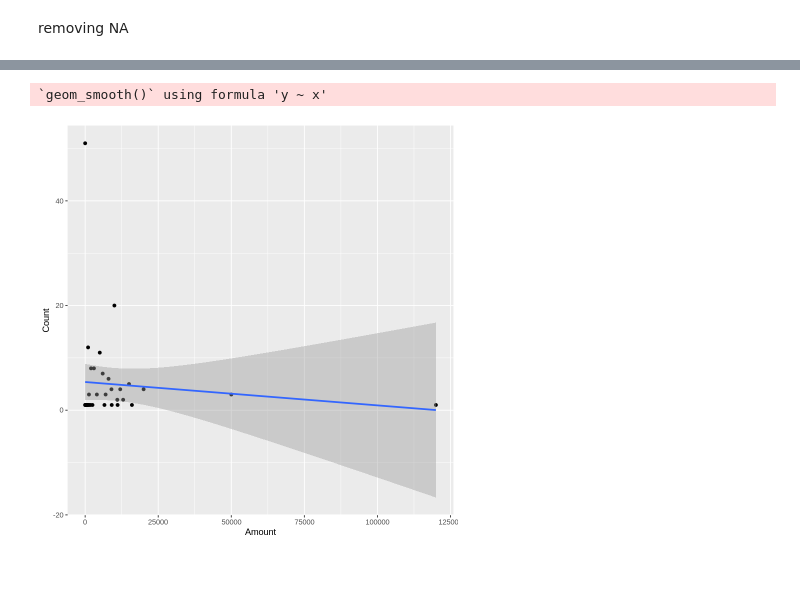
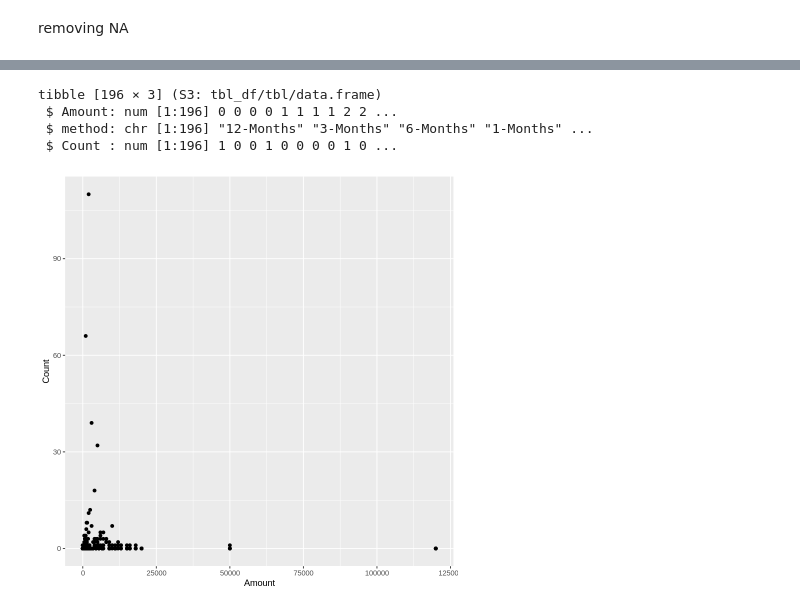
Before and after one commit to patternproject/r.sb.gtm1, a Jupyter notebook: Survey_IT2_RecurringPayment_v1.ipynb, the cells around one changed output, grey strips where cells are left out. Drawn from its saved outputs; the diff is of its cells as text; code cells hidden in the pictures; blank space fills up the shorter version.

```diff
--- a/Survey_IT2_RecurringPayment_v1.ipynb
+++ b/Survey_IT2_RecurringPayment_v1.ipynb
@@ -56,8 +70,17 @@ tibble [35 × 2] (S3: tbl_df/tbl/data.frame)
+# %%
+str(df_2)
+# %% [output]
+tibble [196 × 3] (S3: tbl_df/tbl/data.frame)
+ $ Amount: num [1:196] 0 0 0 0 1 1 1 1 2 2 ...
+ $ method: chr [1:196] "12-Months" "3-Months" "6-Months" "1-Months" ...
+ $ Count : num [1:196] 1 0 0 1 0 0 0 0 1 0 ...
+# %%
+#one approach it to index with the $ sign and the as.factor function
+df_2$method_f <- as.factor(df_2$method)
 # %%
-b <- ggplot(df_1, aes(x = Amount, y = Count))
-# Scatter plot with regression line
-b + geom_point()+
-  geom_smooth(method = "lm")
+p1 <- ggplot(df_2, aes(x = Amount, y = Count))
+# Scatter plot
+p1 <- p1 + geom_point()
+p1
 # %% [output]
-`geom_smooth()` using formula 'y ~ x'
-[figure, old version]
+[figure, new version]
```
Also changed, not shown: parts of 30 cells of this notebook.
